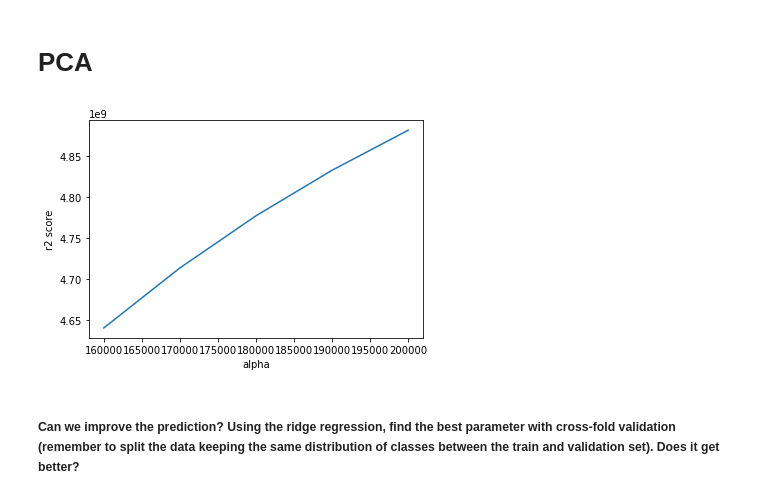
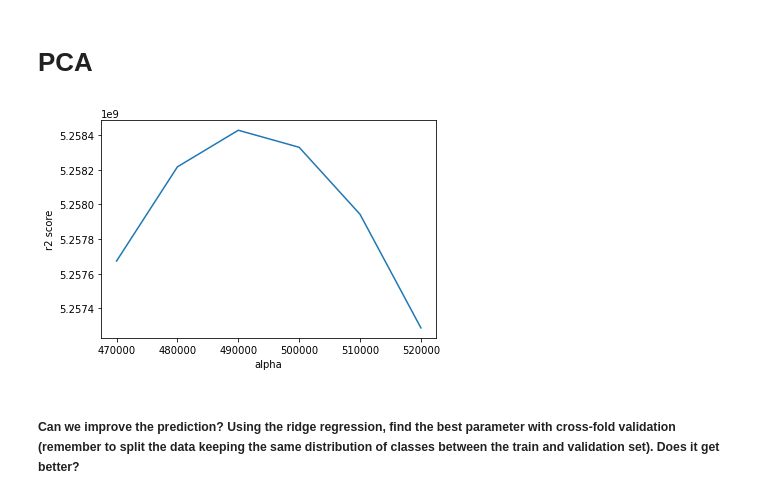
Before and after one commit to emmabhl/NX414_Predicting_neural_activity, a Jupyter notebook: week5.ipynb, the cells around one changed output. Cells and saved outputs as stored; diff of their text form; code cells hidden in the pictures.

```diff
--- a/week5.ipynb
+++ b/week5.ipynb
@@ -263,10 +216,10 @@ flat_pca_train = pca.fit_transform(flat_train)
 flat_pca_val = pca.transform(flat_val)
 # %%
 # apply ridge regression on the PCA data
-alphas = [160000, 170000, 180000, 190000, 200000]
+alphas = [470000, 480000, 490000, 500000, 510000, 520000]
 ridge_pca_model, best_alpha_pca = RidgeCV(flat_pca_train, spikes_train, alphas)
 # %% [output]
-[figure, old version]
+[figure, new version]
 # %% [markdown]
 ##### Can we improve the prediction? Using the ridge regression, find the best parameter with cross-fold validation (remember to split the data keeping the same distribution of classes between the train and validation set). Does it get better?
 # %%
```
Also changed, not shown: parts of 4 cells of this notebook.
